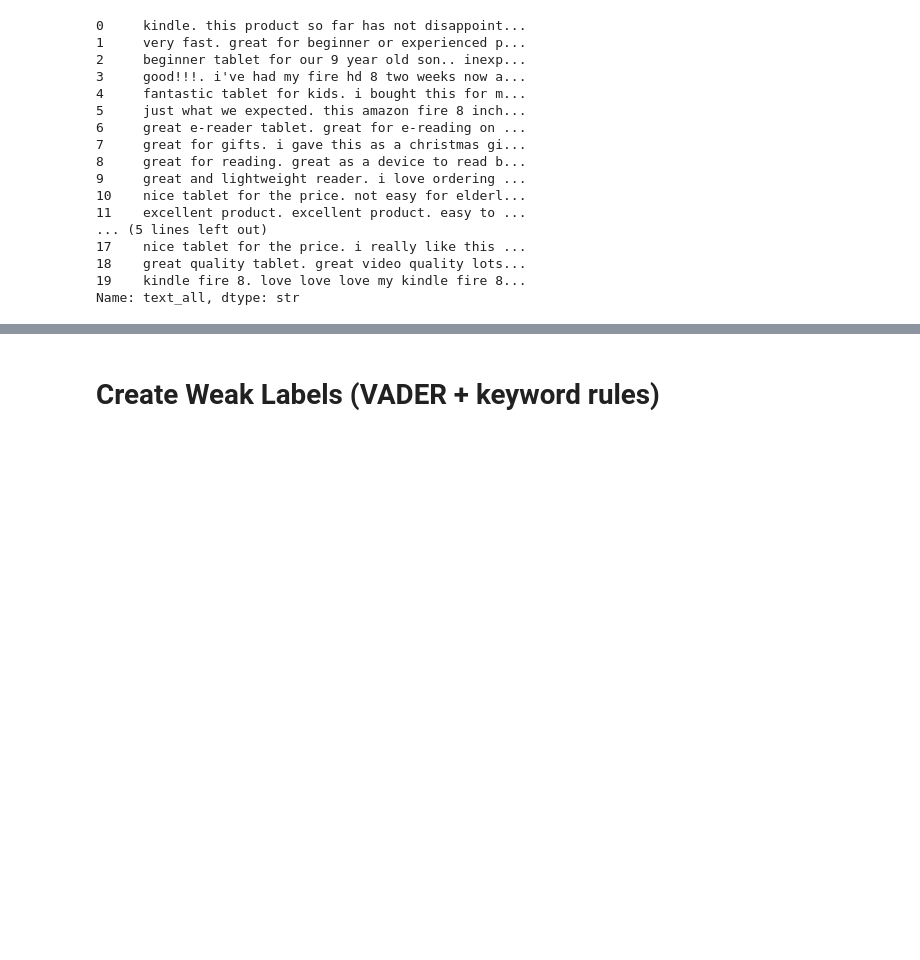
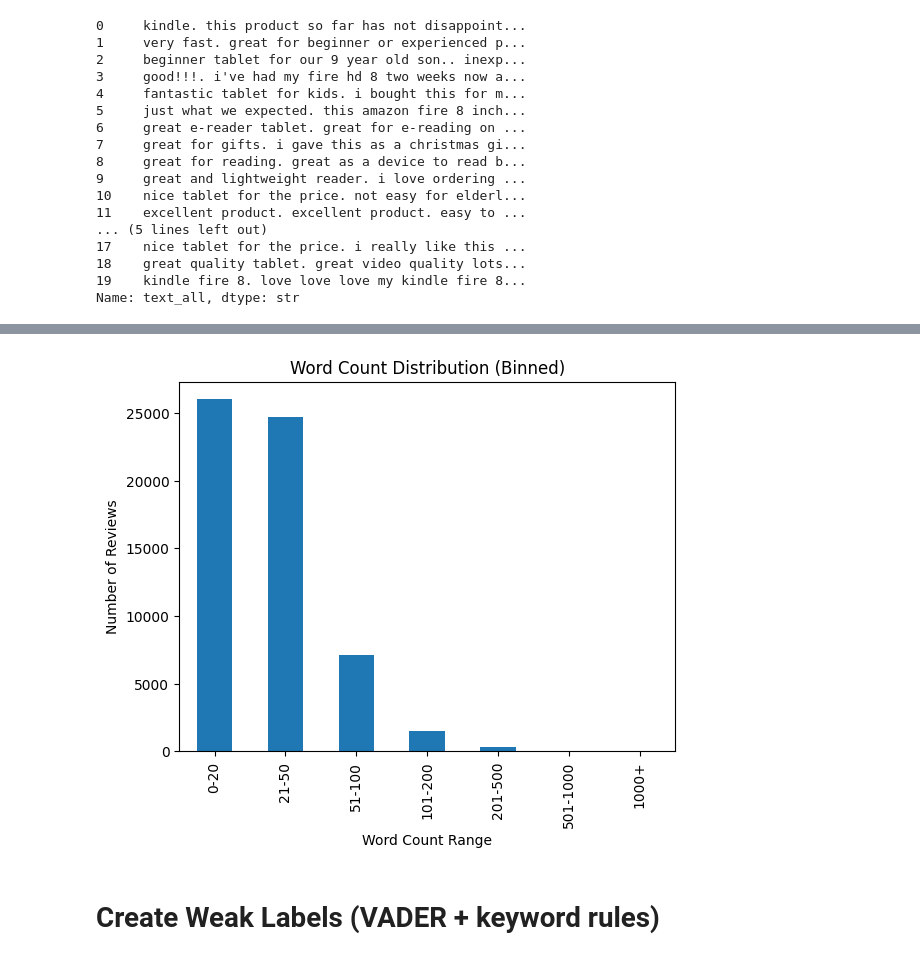
Before and after one commit to Hrishikesh-CS50/project_nlp_business_case_automated_customers_reviews, a Jupyter notebook: notebooks/TFidf_linearsvc_weaklabels.ipynb, the cells around one changed output, grey strips where cells are left out. Cells and saved outputs as stored; diff of their text form; code cells hidden in the pictures; blank space fills up the shorter version.

```diff
--- a/notebooks/TFidf_linearsvc_weaklabels.ipynb
+++ b/notebooks/TFidf_linearsvc_weaklabels.ipynb
@@ -61,3 +63,13 @@ df["text_all"].head(20)
 18    great quality tablet. great video quality lots...
 19    kindle fire 8. love love love my kindle fire 8...
 Name: text_all, dtype: str
+# %%
+# count words in each row
+df["word_count"] = df["text_all"].astype(str).apply(lambda x: len(x.split()))
+
+# basic stats
+print("Lowest word count:", df["word_count"].min())
+print("Highest word count:", df["word_count"].max())
+
+# distribution summary
+print(df["word_count"].describe())
@@ -64,3 +116,17 @@ Name: text_all, dtype: str
+# %%
+bins = [0, 20, 50, 100, 200, 500, 1000, df["word_count"].max()]
+labels = ["0-20", "21-50", "51-100", "101-200", "201-500", "501-1000", "1000+"]
+
+df["word_bin"] = pd.cut(df["word_count"], bins=bins, labels=labels, include_lowest=True)
+
+bin_counts = df["word_bin"].value_counts().sort_index()
+
+bin_counts.plot(kind="bar", title="Word Count Distribution (Binned)")
+plt.xlabel("Word Count Range")
+plt.ylabel("Number of Reviews")
+plt.show()
+# %% [output]
+[figure, added]
 # %% [markdown]
 # Create Weak Labels (VADER + keyword rules)
 # %%
```
Also changed, not shown: parts of 13 cells of this notebook, 3 other files.
